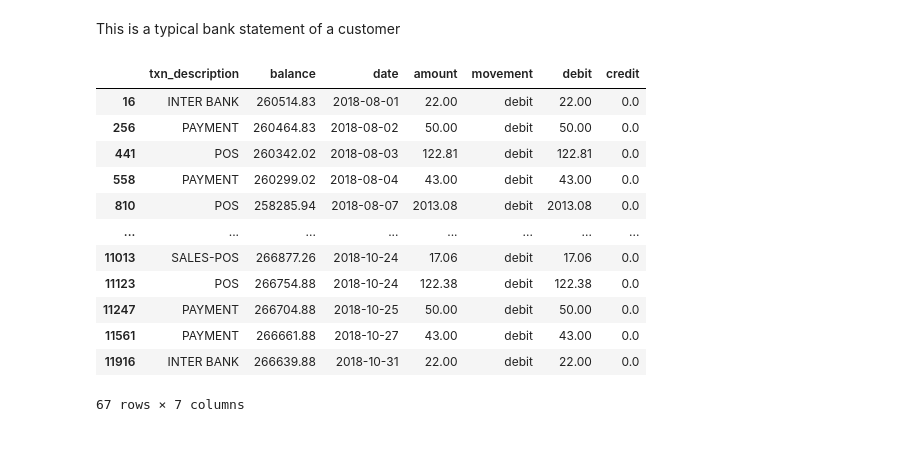
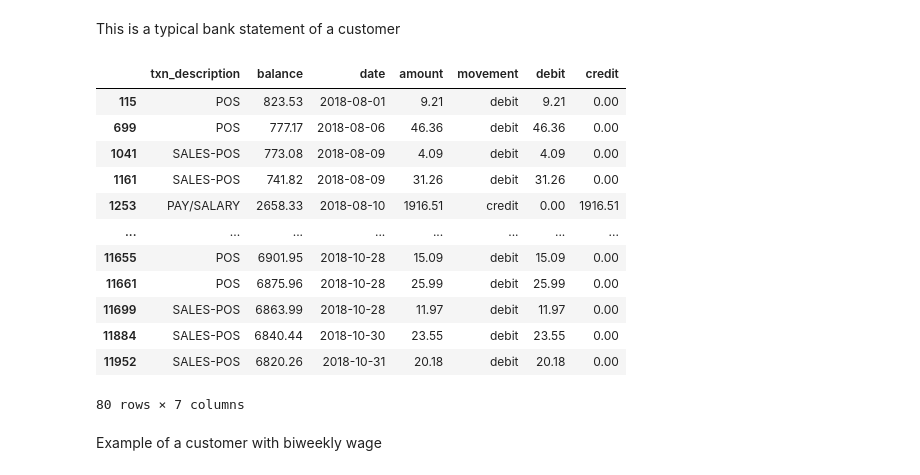
Before and after one commit to gtanubrata/Predicting-Annual-Salary, a Jupyter notebook: ANZ EDA.ipynb, the cells around one changed output. Drawn from its saved outputs; the diff is of its cells as text; code cells hidden in the pictures; blank space fills up the shorter version.

```diff
--- a/ANZ EDA.ipynb
+++ b/ANZ EDA.ipynb
@@ -512,18 +512,20 @@ array([13.,  7.,  6., 12., 14.,  2.,  4.,  5.,  3.])
 # %% [markdown]
 This is a typical bank statement of a customer
 # %%
-df[df['customer_id'] == 'CUS-2370108457'][['txn_description', 'balance', 'date', 'amount', 'movement', 'debit', 'credit']]
+df[df['customer_id'] == 'CUS-1140341822'][['txn_description', 'balance', 'date', 'amount', 'movement', 'debit', 'credit']]
 # %% [output]
 |  | txn_description | balance | date | amount | movement | debit | credit |
-| 16 | INTER BANK | 260514.83 | 2018-08-01 | 22.00 | debit | 22.00 | 0.0 |
-| 256 | PAYMENT | 260464.83 | 2018-08-02 | 50.00 | debit | 50.00 | 0.0 |
-| 441 | POS | 260342.02 | 2018-08-03 | 122.81 | debit | 122.81 | 0.0 |
-| 558 | PAYMENT | 260299.02 | 2018-08-04 | 43.00 | debit | 43.00 | 0.0 |
-| 810 | POS | 258285.94 | 2018-08-07 | 2013.08 | debit | 2013.08 | 0.0 |
+| 115 | POS | 823.53 | 2018-08-01 | 9.21 | debit | 9.21 | 0.00 |
+| 699 | POS | 777.17 | 2018-08-06 | 46.36 | debit | 46.36 | 0.00 |
+| 1041 | SALES-POS | 773.08 | 2018-08-09 | 4.09 | debit | 4.09 | 0.00 |
+| 1161 | SALES-POS | 741.82 | 2018-08-09 | 31.26 | debit | 31.26 | 0.00 |
+| 1253 | PAY/SALARY | 2658.33 | 2018-08-10 | 1916.51 | credit | 0.00 | 1916.51 |
 | ... | ... | ... | ... | ... | ... | ... | ... |
-| 11013 | SALES-POS | 266877.26 | 2018-10-24 | 17.06 | debit | 17.06 | 0.0 |
-| 11123 | POS | 266754.88 | 2018-10-24 | 122.38 | debit | 122.38 | 0.0 |
-| 11247 | PAYMENT | 266704.88 | 2018-10-25 | 50.00 | debit | 50.00 | 0.0 |
-| 11561 | PAYMENT | 266661.88 | 2018-10-27 | 43.00 | debit | 43.00 | 0.0 |
-| 11916 | INTER BANK | 266639.88 | 2018-10-31 | 22.00 | debit | 22.00 | 0.0 |
+| 11655 | POS | 6901.95 | 2018-10-28 | 15.09 | debit | 15.09 | 0.00 |
+| 11661 | POS | 6875.96 | 2018-10-28 | 25.99 | debit | 25.99 | 0.00 |
+| 11699 | SALES-POS | 6863.99 | 2018-10-28 | 11.97 | debit | 11.97 | 0.00 |
+| 11884 | SALES-POS | 6840.44 | 2018-10-30 | 23.55 | debit | 23.55 | 0.00 |
+| 11952 | SALES-POS | 6820.26 | 2018-10-31 | 20.18 | debit | 20.18 | 0.00 |
-67 rows × 7 columns
+80 rows × 7 columns
+# %% [markdown]
+Example of a customer with biweekly wage
```
Also changed, not shown: parts of 47 cells of this notebook.
